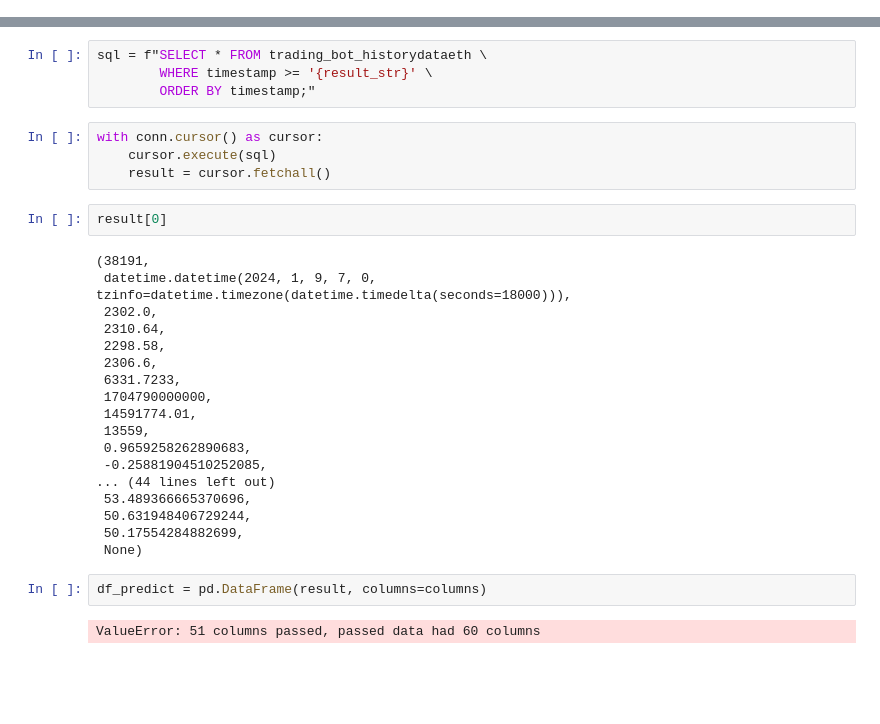
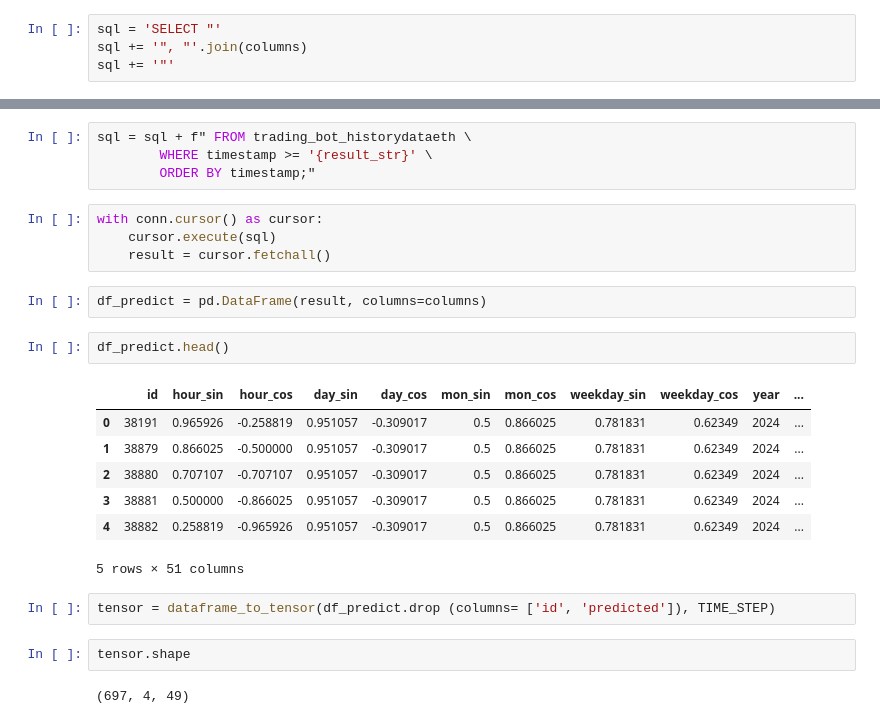
Before and after one commit to Ruslion/Django-VPS, a Jupyter notebook: prediction.ipynb, the cells around one changed output, grey strips where cells are left out. Drawn from its saved outputs; the diff is of its cells as text; blank space fills up the shorter version.

```diff
--- a/prediction.ipynb
+++ b/prediction.ipynb
@@ -98,3 +118,7 @@ result_str = result.strftime('%Y-%m-%d %H:%M:%S')
 result_str
 # %% [output]
 '2024-01-09 07:00:00'
+# %%
+sql = 'SELECT "'
+sql += '", "'.join(columns)
+sql += '"'
@@ -101,32 +129,26 @@ result_str
 # %%
-sql = f"SELECT * FROM trading_bot_historydataeth \
+sql = sql + f" FROM trading_bot_historydataeth \
         WHERE timestamp >= '{result_str}' \
         ORDER BY timestamp;"
 # %%
 with conn.cursor() as cursor:
     cursor.execute(sql)
     result = cursor.fetchall()
-# %%
-result[0]
-# %% [output]
-(38191,
- datetime.datetime(2024, 1, 9, 7, 0, tzinfo=datetime.timezone(datetime.timedelta(seconds=18000))),
- 2302.0,
- 2310.64,
- 2298.58,
- 2306.6,
- 6331.7233,
- 1704790000000,
- 14591774.01,
- 13559,
- 0.9659258262890683,
- -0.25881904510252085,
-... (44 lines left out)
- 53.489366665370696,
- 50.631948406729244,
- 50.17554284882699,
- None)
 # %%
 df_predict = pd.DataFrame(result, columns=columns)
-# %% [output]
-ValueError: 51 columns passed, passed data had 60 columns
+# %%
+df_predict.head()
+# %% [output]
+|  | id | hour_sin | hour_cos | day_sin | day_cos | mon_sin | mon_cos | weekday_sin | weekday_cos | year | ... |
+| 0 | 38191 | 0.965926 | -0.258819 | 0.951057 | -0.309017 | 0.5 | 0.866025 | 0.781831 | 0.62349 | 2024 | ... |
+| 1 | 38879 | 0.866025 | -0.500000 | 0.951057 | -0.309017 | 0.5 | 0.866025 | 0.781831 | 0.62349 | 2024 | ... |
+| 2 | 38880 | 0.707107 | -0.707107 | 0.951057 | -0.309017 | 0.5 | 0.866025 | 0.781831 | 0.62349 | 2024 | ... |
+| 3 | 38881 | 0.500000 | -0.866025 | 0.951057 | -0.309017 | 0.5 | 0.866025 | 0.781831 | 0.62349 | 2024 | ... |
+| 4 | 38882 | 0.258819 | -0.965926 | 0.951057 | -0.309017 | 0.5 | 0.866025 | 0.781831 | 0.62349 | 2024 | ... |
+5 rows × 51 columns
+# %%
+tensor = dataframe_to_tensor(df_predict.drop (columns= ['id', 'predicted']), TIME_STEP)
+# %%
+tensor.shape
+# %% [output]
+(697, 4, 49)
```
Also changed, not shown: parts of 8 cells of this notebook, 18 other files.
